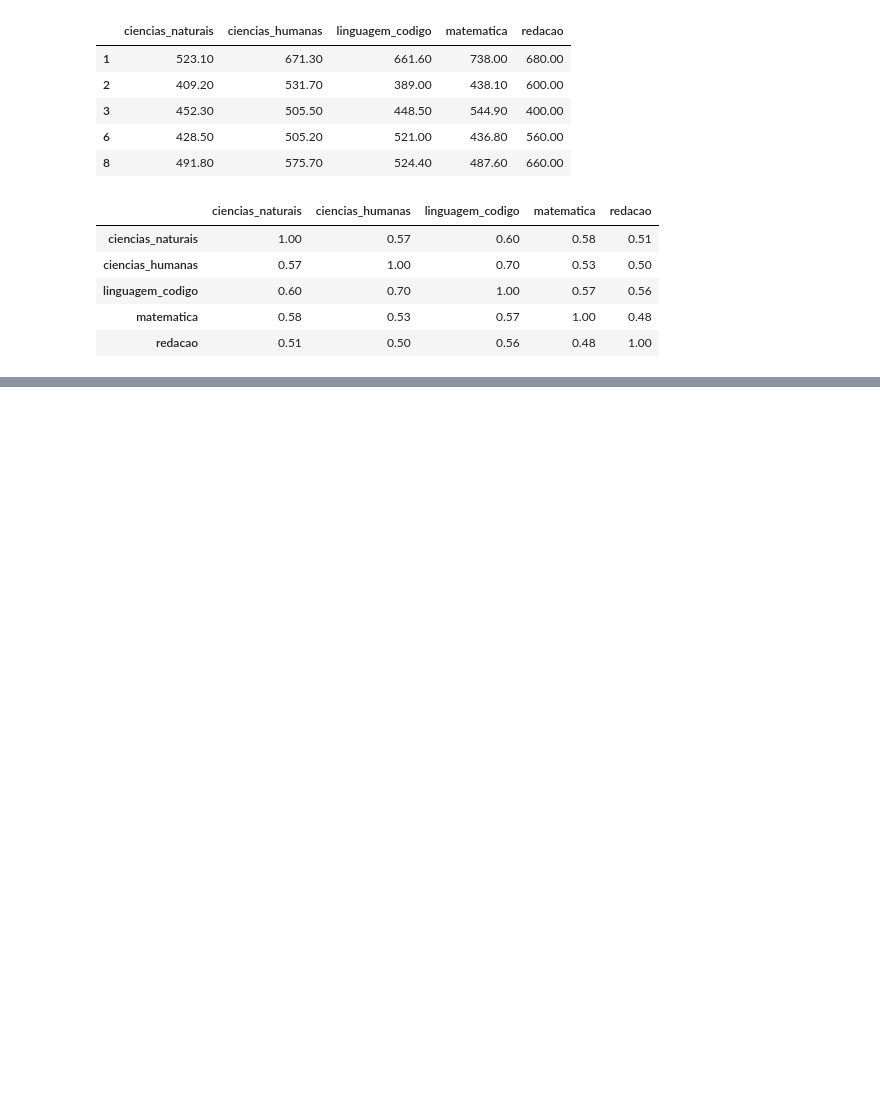
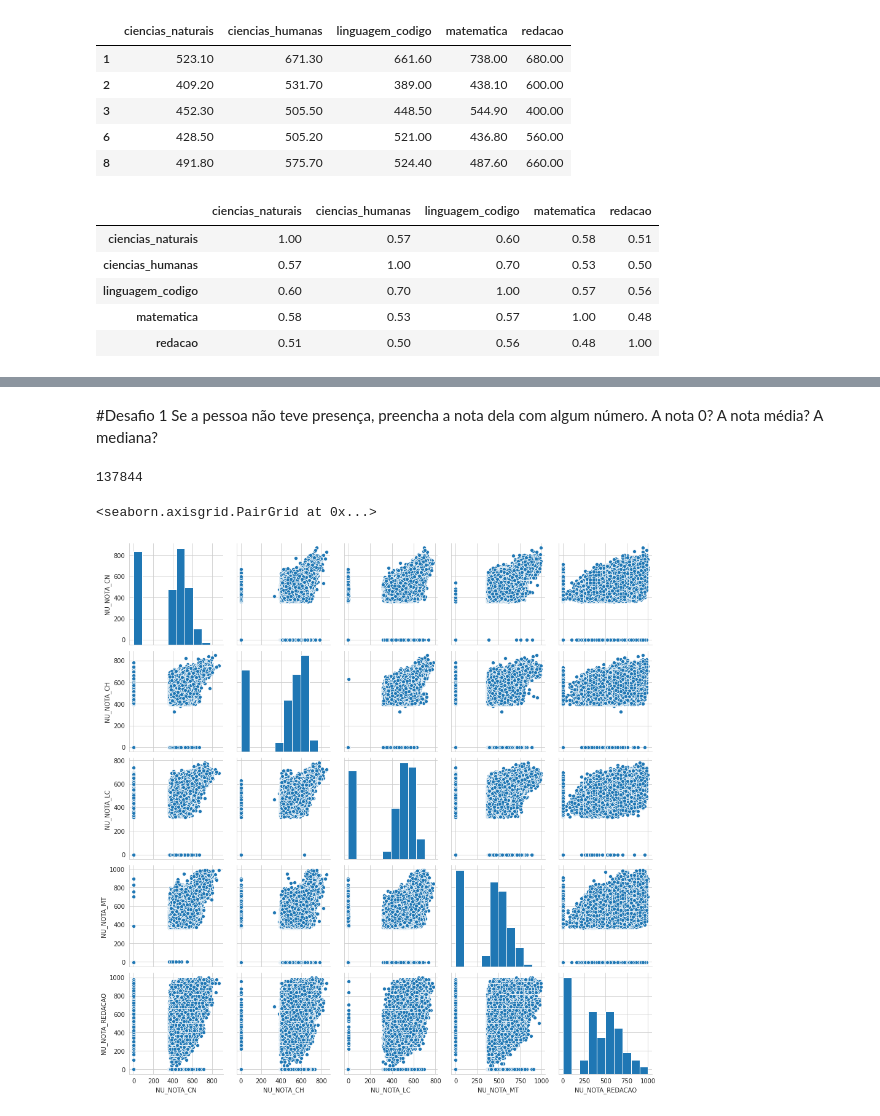
Before and after one commit to RobsonCrLira/QuarentenaDadosAlura, a Jupyter notebook: Desafios_Aula_4.ipynb, the cells around one changed output, grey strips where cells are left out. Cells and saved outputs as stored; diff of their text form; code cells hidden in the pictures; blank space fills up the shorter version.

Commit message:
Falta dois desafios

```diff
--- a/Desafios_Aula_4.ipynb
+++ b/Desafios_Aula_4.ipynb
@@ -104,0 +80,15 @@ sns.pairplot(dados_notas)
+# %% [markdown]
+#Desafio 1
+Se a pessoa não teve presença, preencha a nota dela com algum número. A nota 0? A nota média? A mediana?
+# %%
+colunas_de_notas = ['NU_NOTA_CN', 'NU_NOTA_CH', 'NU_NOTA_LC', 'NU_NOTA_MT', 'NU_NOTA_REDACAO']
+dados_notas_completo = dados[colunas_de_notas].fillna(-1)
+# %%
+len(dados_notas_completo)
+# %% [output]
+137844
+# %%
+sns.pairplot(dados_notas_completo)
+# %% [output]
+<seaborn.axisgrid.PairGrid at 0x...>
+[figure, added]
```
Also changed, not shown: parts of 19 cells of this notebook.
